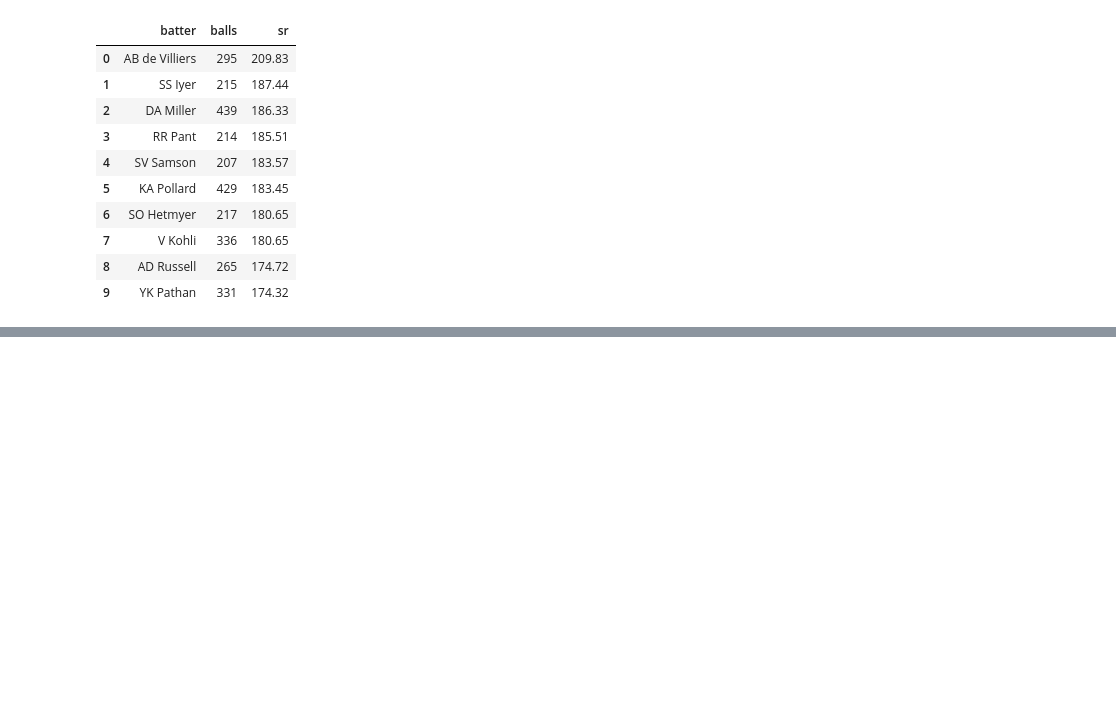
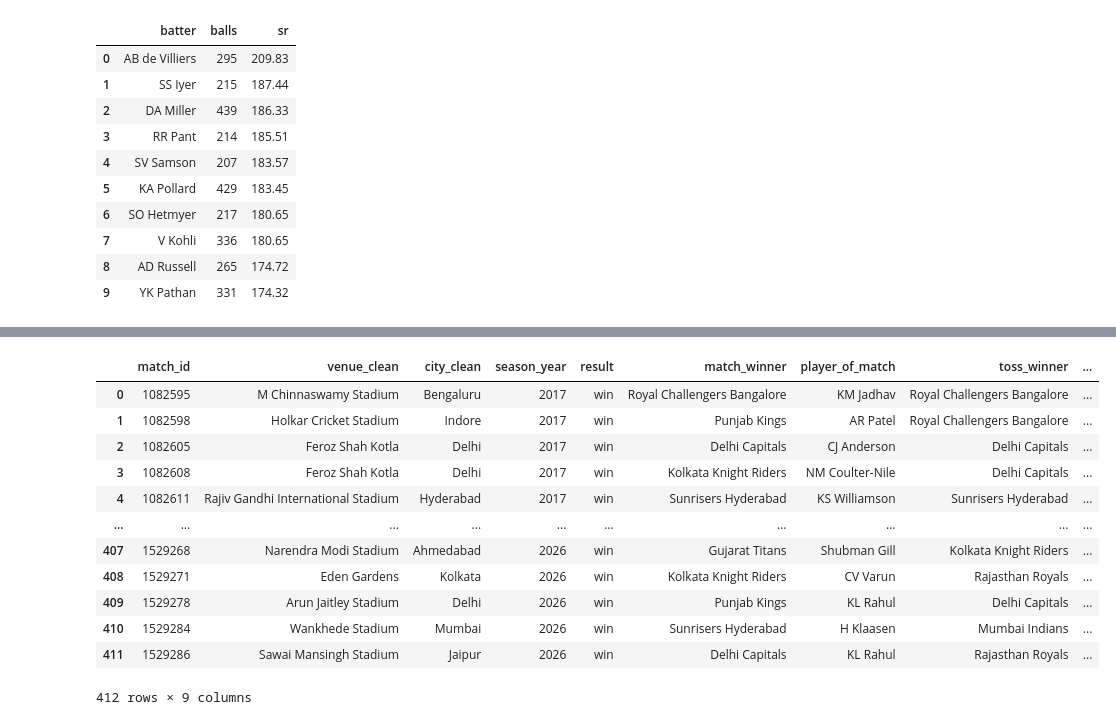
Before and after one commit to muhsinbca25dbi-lab/project3.1, a Jupyter notebook: notebooks/data analysis.ipynb, the cells around one changed output, grey strips where cells are left out. Cells and saved outputs as stored; diff of their text form; code cells hidden in the pictures; blank space fills up the shorter version.

```diff
--- a/notebooks/data analysis.ipynb
+++ b/notebooks/data analysis.ipynb
@@ -1295,0 +1316,20 @@ limit 10;
+# %%
+q("""
+SELECT *
+FROM matches_clean
+WHERE LOWER(toss_decision) = 'bat';
+""")
+# %% [output]
+|  | match_id | venue_clean | city_clean | season_year | result | match_winner | player_of_match | toss_winner | ... |
+| 0 | 1082595 | M Chinnaswamy Stadium | Bengaluru | 2017 | win | Royal Challengers Bangalore | KM Jadhav | Royal Challengers Bangalore | ... |
+| 1 | 1082598 | Holkar Cricket Stadium | Indore | 2017 | win | Punjab Kings | AR Patel | Royal Challengers Bangalore | ... |
+| 2 | 1082605 | Feroz Shah Kotla | Delhi | 2017 | win | Delhi Capitals | CJ Anderson | Delhi Capitals | ... |
+| 3 | 1082608 | Feroz Shah Kotla | Delhi | 2017 | win | Kolkata Knight Riders | NM Coulter-Nile | Delhi Capitals | ... |
+| 4 | 1082611 | Rajiv Gandhi International Stadium | Hyderabad | 2017 | win | Sunrisers Hyderabad | KS Williamson | Sunrisers Hyderabad | ... |
+| ... | ... | ... | ... | ... | ... | ... | ... | ... | ... |
+| 407 | 1529268 | Narendra Modi Stadium | Ahmedabad | 2026 | win | Gujarat Titans | Shubman Gill | Kolkata Knight Riders | ... |
+| 408 | 1529271 | Eden Gardens | Kolkata | 2026 | win | Kolkata Knight Riders | CV Varun | Rajasthan Royals | ... |
+| 409 | 1529278 | Arun Jaitley Stadium | Delhi | 2026 | win | Punjab Kings | KL Rahul | Delhi Capitals | ... |
+| 410 | 1529284 | Wankhede Stadium | Mumbai | 2026 | win | Sunrisers Hyderabad | H Klaasen | Mumbai Indians | ... |
+| 411 | 1529286 | Sawai Mansingh Stadium | Jaipur | 2026 | win | Delhi Capitals | KL Rahul | Rajasthan Royals | ... |
+412 rows × 9 columns
```
Also changed, not shown: parts of 27 cells of this notebook, 7 other files.
